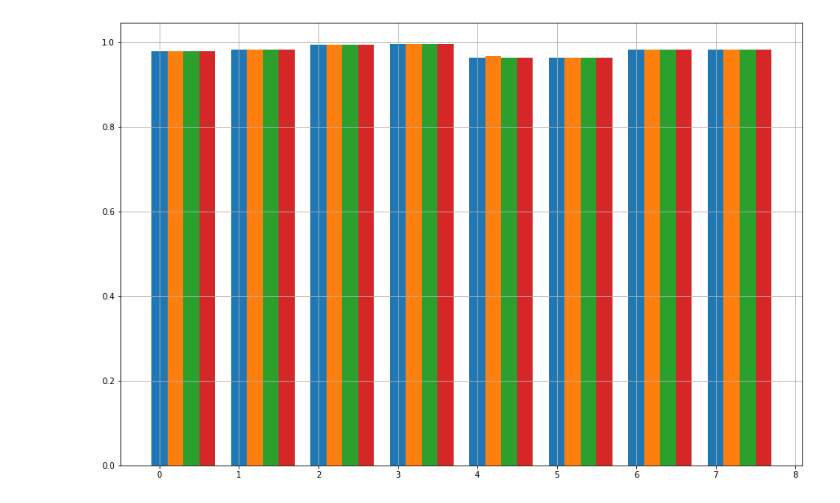
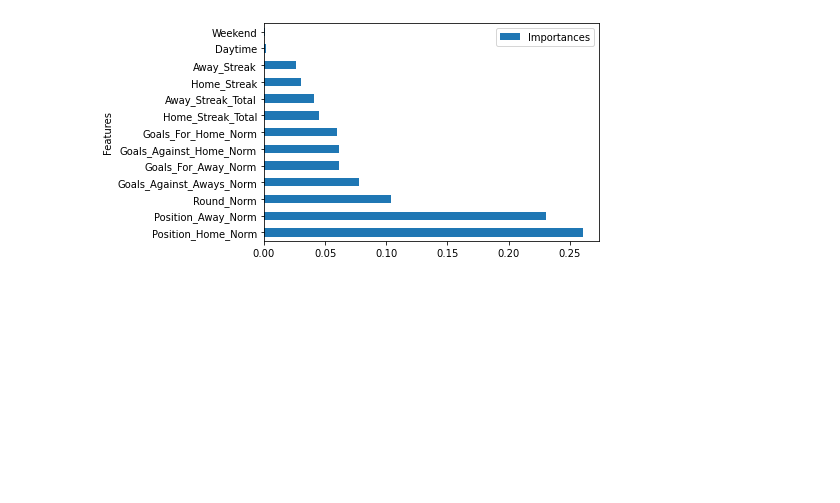
Before and after one commit to IvanYingX/Supervised_Model_Project, a Jupyter notebook: Main.ipynb, the cells around one changed output. Cells and saved outputs as stored; diff of their text form; code cells hidden in the pictures; blank space fills up the shorter version.

Commit message:
Updated the main GUI and generated feature importances

```diff
--- a/Main.ipynb
+++ b/Main.ipynb
@@ -95,25 +152,8 @@ print(disp.confusion_matrix)
-# %%
-for classifier in acc_dict:
-    acc_dict[classifier] = np.mean(acc_dict[classifier])
-    prec_dict[classifier] = np.mean(prec_dict[classifier])
-    recall_dict[classifier] = np.mean(recall_dict[classifier])
-    f1_dict[classifier] = np.mean(f1_dict[classifier])
-    new_entry = pd.DataFrame([[classifier, acc_dict[classifier], prec_dict[classifier],
-                               recall_dict[classifier], f1_dict[classifier]]],
-                             columns=cols)
-    df_metrics = df_metrics.append(new_entry, ignore_index=True)
-
-barWidth = 0.2
-r1 = np.arange(len(df_metrics.Classifier))
-r2 = [x + barWidth for x in r1]
-r3 = [x + barWidth for x in r2]
-r4 = [x + barWidth for x in r3]
-
-fig, ax = plt.subplots(figsize=(15, 10))
-plt.bar(r1, df_metrics.Accuracy, width=0.2)
-plt.bar(r2, df_metrics.Precision, width=0.2)
-plt.bar(r3, df_metrics.Recall, width=0.2)
-plt.bar(r4, df_metrics.F1Score, width=0.2)
-plt.grid()
-# %% [output]
-[figure, removed]
+# %%
+features = ['Position_Home_Norm', 'Position_Away_Norm', 'Goals_For_Home_Norm', 'Goals_Against_Home_Norm','Goals_For_Away_Norm', 'Goals_Against_Aways_Norm', 'Round_Norm', 'Home_Streak', 'Away_Streak','Home_Streak_Total', 'Away_Streak_Total', 'Weekend', 'Daytime']
+feat_importance = best_clf.feature_importances_
+df_features = pd.DataFrame({'Features': features, 'Importances': feat_importance})
+df_features = df_features.sort_values('Importances', ascending = False)
+ax = df_features.plot.barh(x='Features', y='Importances', rot=0)
+# %% [output]
+[figure, added]
```
Also changed, not shown: parts of 8 cells of this notebook, 48 other files.
